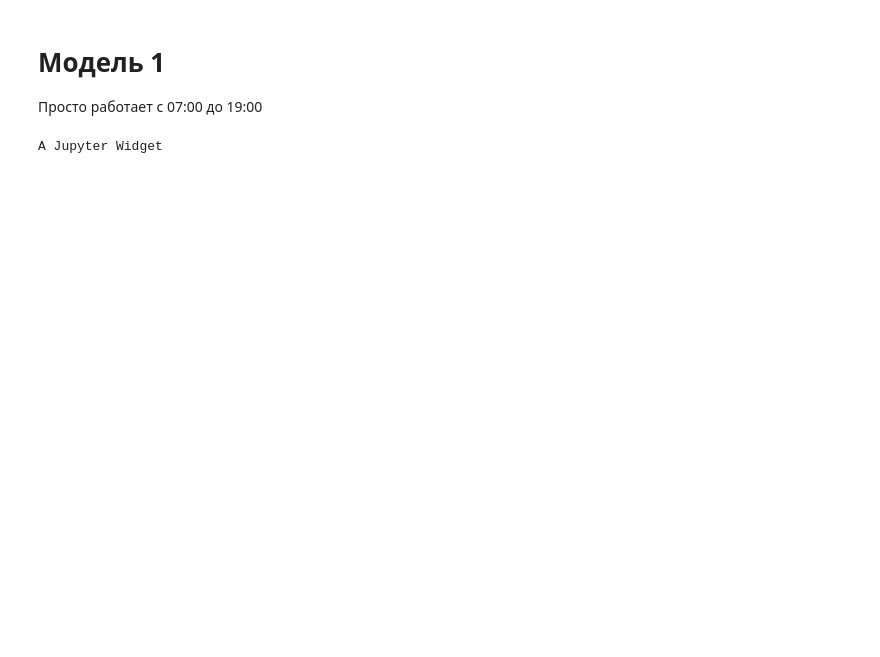
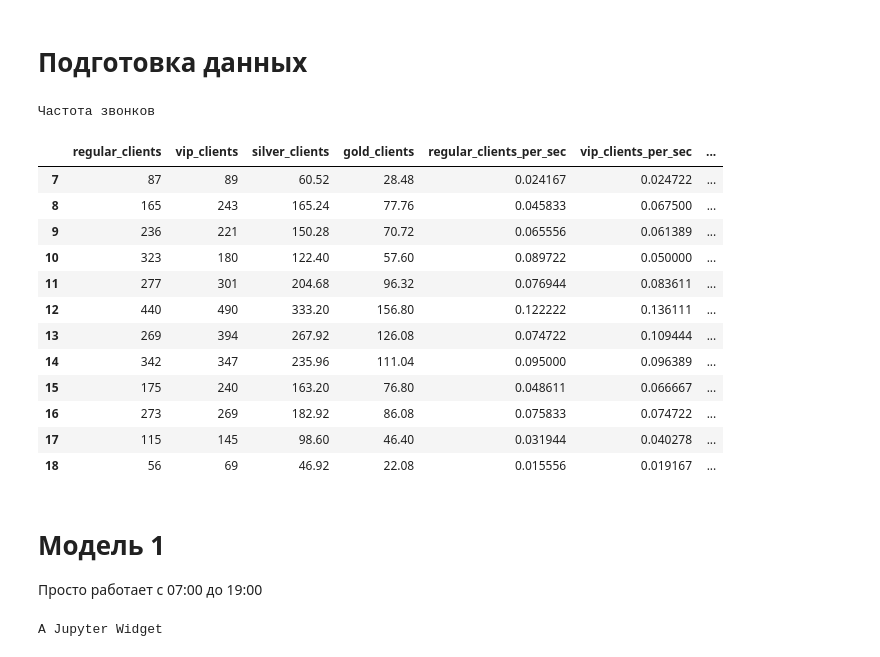
Before and after one commit to SvetaZlobina/SimMod_CourseWork, a Jupyter notebook: Testing model.ipynb, the cells around one changed output. Saved outputs shown, nothing was run; the diff lists cells and outputs as text; code cells hidden in the pictures; blank space fills up the shorter version.

```diff
--- a/Testing model.ipynb
+++ b/Testing model.ipynb
@@ -9,6 +9,34 @@ from tqdm import tqdm_notebook
 # %%
 try: importlib.reload(msp)
 except: import ModSimPy as msp
+# %% [markdown]
+# Подготовка данных
+# %%
+calls_stat_ds = pd.DataFrame()
+calls_stat_ds['regular_clients'] = [87, 165, 236, 323, 277, 440, 269, 342, 175, 273, 115,  56]
+calls_stat_ds['vip_clients'] = [89, 243, 221, 180, 301, 490, 394, 347, 240, 269, 145,  69]
+calls_stat_ds['silver_clients'] = 0.68*calls_stat_ds['vip_clients']
+calls_stat_ds['gold_clients'] = calls_stat_ds['vip_clients']-calls_stat_ds['silver_clients']
+for f in calls_stat_ds.columns:
+    calls_stat_ds[f+'_per_sec'] = calls_stat_ds[f]/3600
+calls_stat_ds.index = range(7,19)
+print('Частота звонков')
+calls_stat_ds
+# %% [output]
+Частота звонков
+|  | regular_clients | vip_clients | silver_clients | gold_clients | regular_clients_per_sec | vip_clients_per_sec | ... |
+| 7 | 87 | 89 | 60.52 | 28.48 | 0.024167 | 0.024722 | ... |
+| 8 | 165 | 243 | 165.24 | 77.76 | 0.045833 | 0.067500 | ... |
+| 9 | 236 | 221 | 150.28 | 70.72 | 0.065556 | 0.061389 | ... |
+| 10 | 323 | 180 | 122.40 | 57.60 | 0.089722 | 0.050000 | ... |
+| 11 | 277 | 301 | 204.68 | 96.32 | 0.076944 | 0.083611 | ... |
+| 12 | 440 | 490 | 333.20 | 156.80 | 0.122222 | 0.136111 | ... |
+| 13 | 269 | 394 | 267.92 | 126.08 | 0.074722 | 0.109444 | ... |
+| 14 | 342 | 347 | 235.96 | 111.04 | 0.095000 | 0.096389 | ... |
+| 15 | 175 | 240 | 163.20 | 76.80 | 0.048611 | 0.066667 | ... |
+| 16 | 273 | 269 | 182.92 | 86.08 | 0.075833 | 0.074722 | ... |
+| 17 | 115 | 145 | 98.60 | 46.40 | 0.031944 | 0.040278 | ... |
+| 18 | 56 | 69 | 46.92 | 22.08 | 0.015556 | 0.019167 | ... |
 # %% [markdown]
 # Модель 1
 
```
Also changed, not shown: parts of 9 cells of this notebook.
